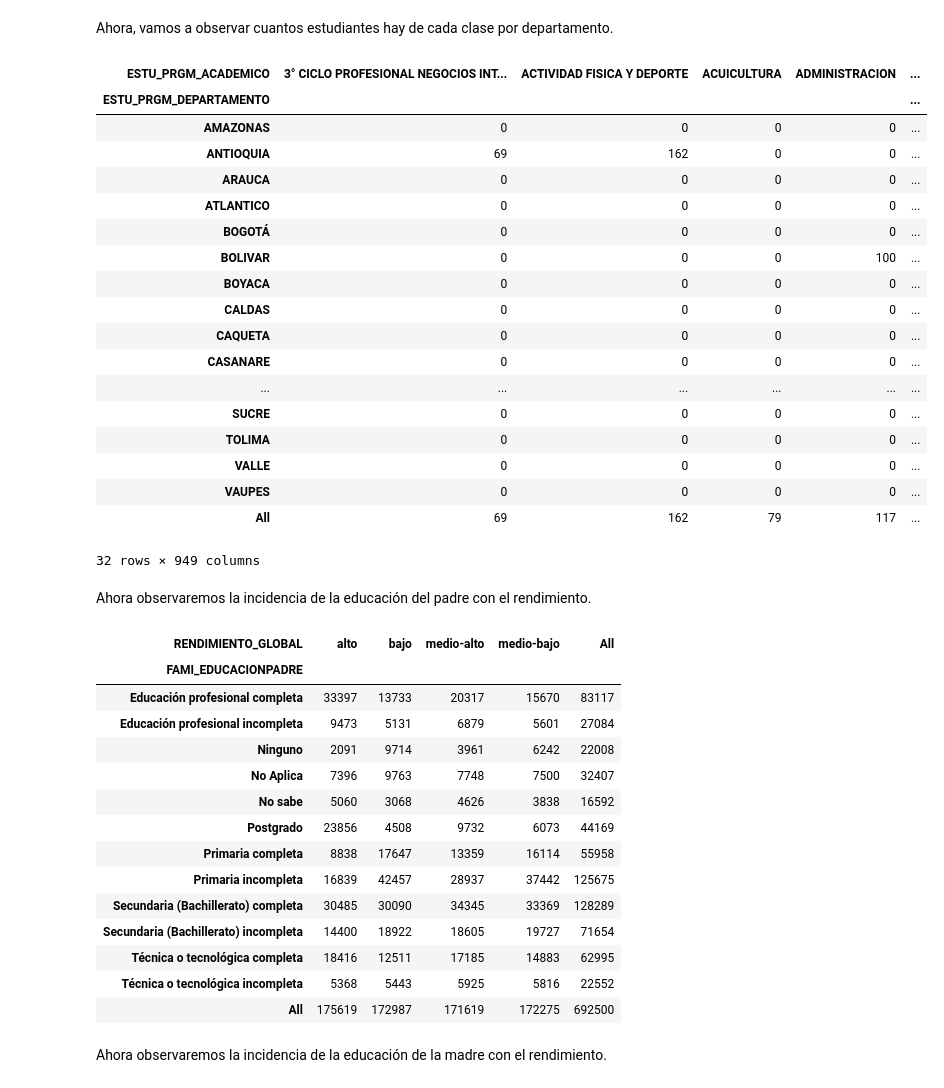
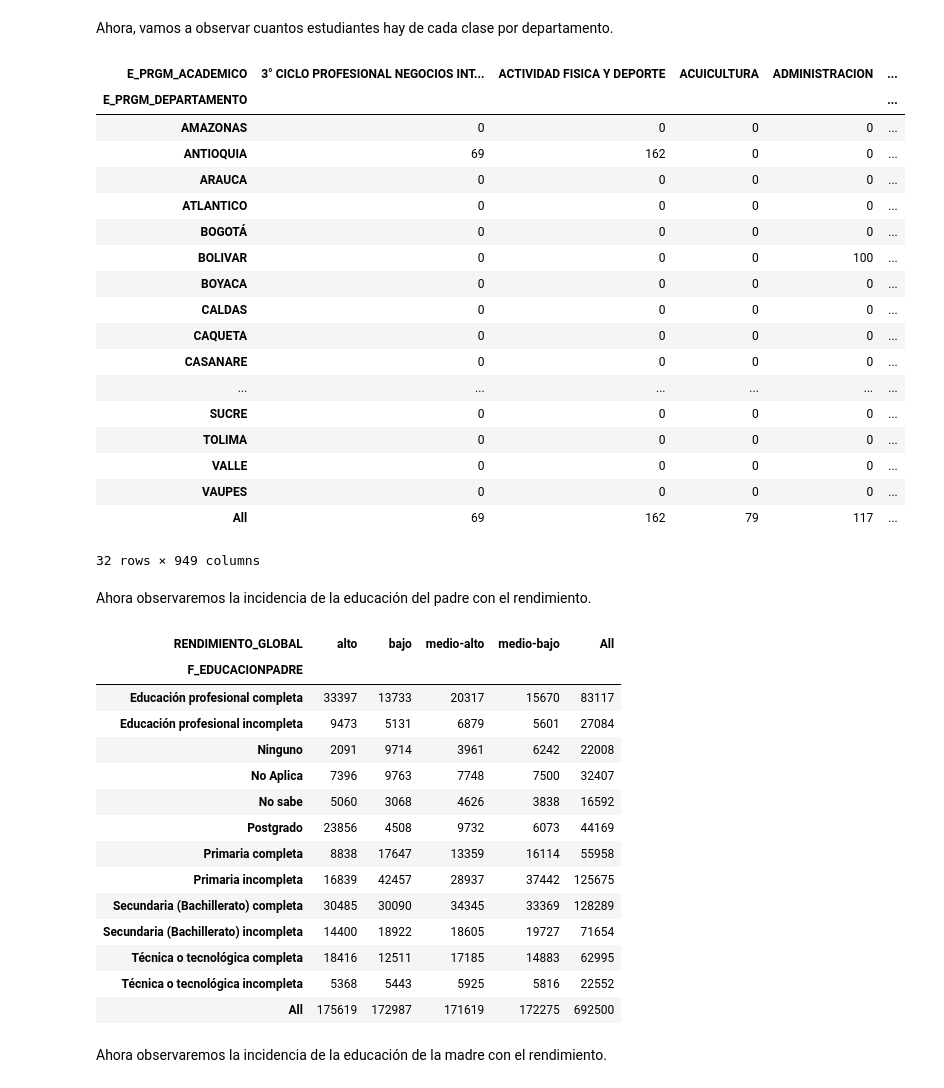
Before and after one commit to Hernandez484/01.01-PROYECTO-KAGGLE, a Jupyter notebook: 01_exploración.ipynb, the cells around one changed output. Cells and saved outputs as stored; diff of their text form; code cells hidden in the pictures.

```diff
--- a/01_exploración.ipynb
+++ b/01_exploración.ipynb
@@ -259,7 +273,7 @@ array(['Menos de 10 horas', '0', 'Más de 30 horas', 'Entre 21 y 30 horas',
 # %% [markdown]
 Como hay lugares de la columna con NaN, estos se van a reemplazar por 'No sabe, No responde'
 # %%
-z ['ESTU_HORASSEMANATRABAJA'].fillna(value = 'No sabe, No responde', inplace = True)
+z ['E_HORASSEMANATRABAJA'].fillna(value = 'No sabe, No responde', inplace = True)
 # %% [output]
 The behavior will change in pandas 3.0. This inplace method will never work because the intermediate object on which we are setting values always behaves as a copy.
 
@@ -309,10 +328,10 @@ ESTU_PAGOMATRICULAPROPIO = 'No sabe, No responde'
 # %%
-z ['ESTU_VALORMATRICULAUNIVERSIDAD'].fillna(value='No sabe, No responde', inplace=True)
-z ['FAMI_ESTRATOVIVIENDA'].fillna(value='Sin Estrato', inplace=True)
-z ['FAMI_TIENEINTERNET'].fillna(value='No', inplace=True)
-z ['FAMI_EDUCACIONPADRE'].fillna(value='No Aplica', inplace=True)
-z ['FAMI_EDUCACIONMADRE'].fillna(value='No Aplica', inplace=True)
-z ['ESTU_PAGOMATRICULAPROPIO'].fillna(value='No sabe, No responde', inplace=True)
+z ['E_VALORMATRICULAUNIVERSIDAD'].fillna(value='No sabe, No responde', inplace=True)
+z ['F_ESTRATOVIVIENDA'].fillna(value='Sin Estrato', inplace=True)
+z ['F_TIENEINTERNET'].fillna(value='No', inplace=True)
+z ['F_EDUCACIONPADRE'].fillna(value='No Aplica', inplace=True)
+z ['F_EDUCACIONMADRE'].fillna(value='No Aplica', inplace=True)
+z ['E_PAGOMATRICULAPROPIO'].fillna(value='No sabe, No responde', inplace=True)
 # %% [output]
 The behavior will change in pandas 3.0. This inplace method will never work because the intermediate object on which we are setting values always behaves as a copy.
 
@@ -408,10 +427,10 @@ z.groupby('ESTU_PRGM_ACADEMICO').count()['ESTU_PRGM_DEPARTAMENTO'].idxmax(),  z.
 # %% [markdown]
 Ahora, vamos a observar cuantos estudiantes hay de cada clase por departamento.
 # %%
-pd.crosstab(z ['ESTU_PRGM_DEPARTAMENTO'], z ['ESTU_PRGM_ACADEMICO'], margins = True)
+pd.crosstab(z ['E_PRGM_DEPARTAMENTO'], z ['E_PRGM_ACADEMICO'], margins = True)
 # %% [output]
-| ESTU_PRGM_ACADEMICO | 3° CICLO PROFESIONAL NEGOCIOS INT... | ACTIVIDAD FISICA Y DEPORTE | ACUICULTURA | ADMINISTRACION | ... |
-| ESTU_PRGM_DEPARTAMENTO |  |  |  |  | ... |
+| E_PRGM_ACADEMICO | 3° CICLO PROFESIONAL NEGOCIOS INT... | ACTIVIDAD FISICA Y DEPORTE | ACUICULTURA | ADMINISTRACION | ... |
+| E_PRGM_DEPARTAMENTO |  |  |  |  | ... |
 | AMAZONAS | 0 | 0 | 0 | 0 | ... |
 | ANTIOQUIA | 69 | 162 | 0 | 0 | ... |
 | ARAUCA | 0 | 0 | 0 | 0 | ... |
@@ -432,10 +451,10 @@ pd.crosstab(z ['ESTU_PRGM_DEPARTAMENTO'], z ['ESTU_PRGM_ACADEMICO'], margins = T
 # %% [markdown]
 Ahora observaremos la incidencia de la educación del padre con el rendimiento.
 # %%
-pd.crosstab(z ['FAMI_EDUCACIONPADRE'], z ['RENDIMIENTO_GLOBAL'], margins = True)
+pd.crosstab(z ['F_EDUCACIONPADRE'], z ['RENDIMIENTO_GLOBAL'], margins = True)
 # %% [output]
 | RENDIMIENTO_GLOBAL | alto | bajo | medio-alto | medio-bajo | All |
-| FAMI_EDUCACIONPADRE |  |  |  |  |  |
+| F_EDUCACIONPADRE |  |  |  |  |  |
 | Educación profesional completa | 33397 | 13733 | 20317 | 15670 | 83117 |
 | Educación profesional incompleta | 9473 | 5131 | 6879 | 5601 | 27084 |
 | Ninguno | 2091 | 9714 | 3961 | 6242 | 22008 |
```
Also changed, not shown: parts of 41 cells of this notebook.
